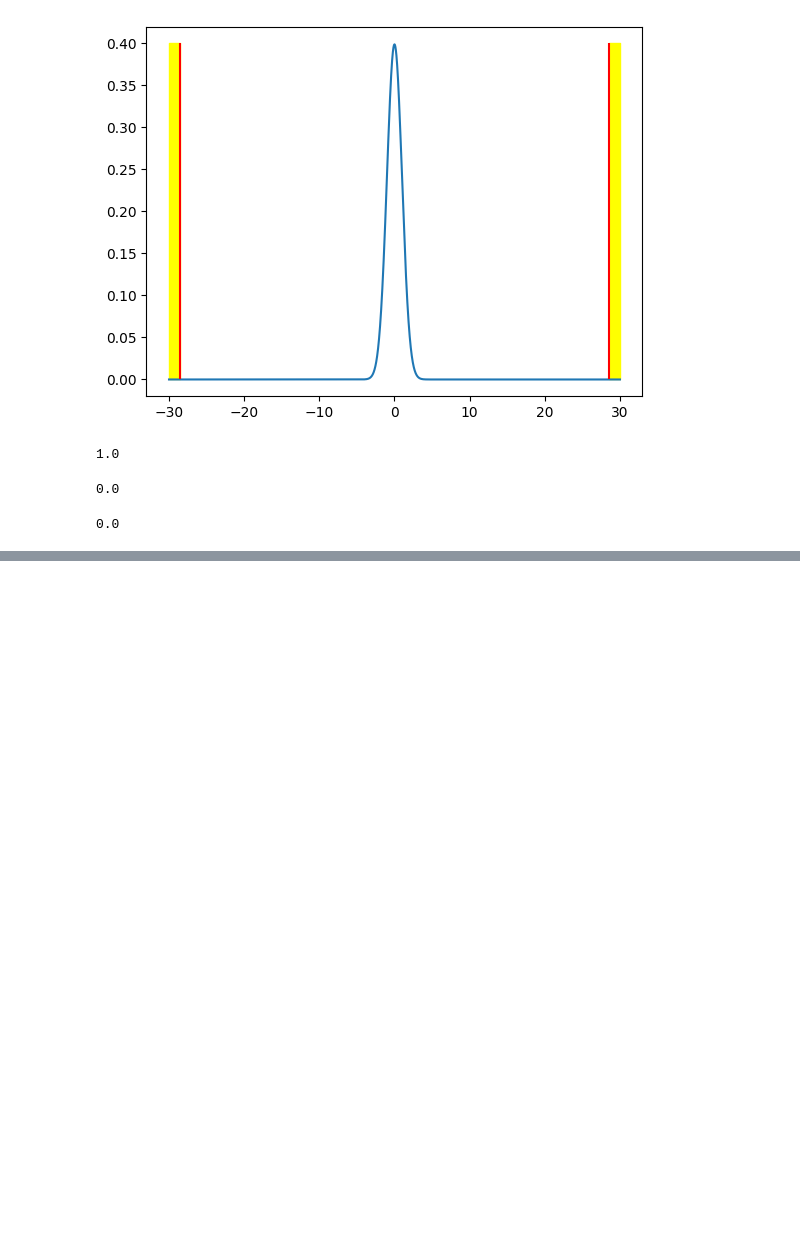
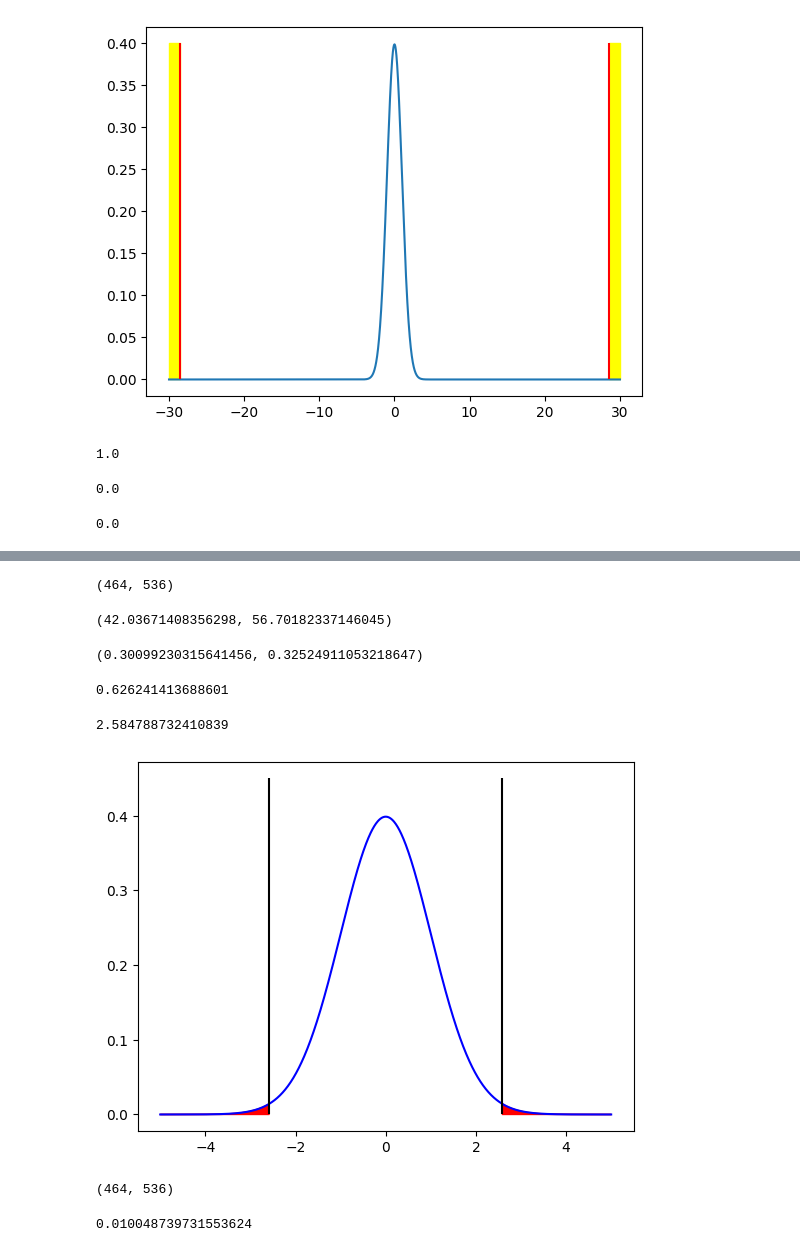
Before and after one commit to anoban/Inferential-Statistical-Analysis-with-Python, a Jupyter notebook: anoban/Testing For Difference in Population Means.ipynb, the cells around one changed output, grey strips where cells are left out. Saved outputs shown, nothing was run; the diff lists cells and outputs as text; code cells hidden in the pictures; blank space fills up the shorter version.

```diff
--- a/anoban/Testing For Difference in Population Means.ipynb
+++ b/anoban/Testing For Difference in Population Means.ipynb
@@ -180,0 +262,5 @@ p
+# %%
+# Our best estimate is the difference of means of male and female BMIs in the sample.
+
+best_est = bmi_f - bmi_m
+best_est
@@ -180,0 +294,62 @@ p
+# %%
+# Data seem slightly normal with a right skew!
+# We do have considerable right skews for samples of both sexes.
+# However, our sample sizes are fairly large (both > 200), so we can move on with CLT,
+
+msize, fsize
+# %% [output]
+(464, 536)
+# %%
+# standard error for the difference
+# We'll use the estimated standard error for the populations.
+
+# Are the variances of the two populations equal? (to consider the Pooled approach)
+
+data.BMXBMI[data.RIAGENDR == 1].var(), data.BMXBMI[data.RIAGENDR == 2].var()
+# %% [output]
+(42.03671408356298, 56.70182337146045)
+# %%
+# Nope, we'll resort to the unpooled approach.
+
+stderr_m = data.BMXBMI[data.RIAGENDR == 1].std() / np.sqrt(msize)
+stderr_f = data.BMXBMI[data.RIAGENDR == 2].std() / np.sqrt(fsize)
+
+stderr_m, stderr_f
+# %% [output]
+(0.30099230315641456, 0.32524911053218647)
+# %%
+stderr_comb = stderr_m + stderr_f
+stderr_comb
+# %% [output]
+0.626241413688601
+# %%
+# test statistic = (best estimate - hypothesized estimate) / standard error
+
+tstat = (best_est - 0) / stderr_comb
+tstat
+# %% [output]
+2.584788732410839
+# %%
+# Visualize the t distribution.
+
+x = np.linspace(-5, 5, num = 1000)
+tvals = t.pdf(x, df = x.size -1)
+
+fig, axes = plt.subplots()
+axes.plot(x, tvals, color = "blue")
+axes.vlines([-tstat, tstat], ymin = 0, ymax = 0.45, color = "black")
+axes.fill_between(x = x, y1 = 0, y2 = tvals, where = (x <= -tstat) | (x >= tstat), color = "red")
+plt.show()
+# %% [output]
+[figure, added]
+# %%
+msize, fsize
+# %% [output]
+(464, 536)
+# %%
+# We need the area of the red region! (for df, we'll use the smallest sample size - 1)
+
+p = 2 * (1 - t.cdf(tstat, df = msize - 1))
+p
+# %% [output]
+0.010048739731553624
```
Also changed, not shown: parts of 20 cells of this notebook.
